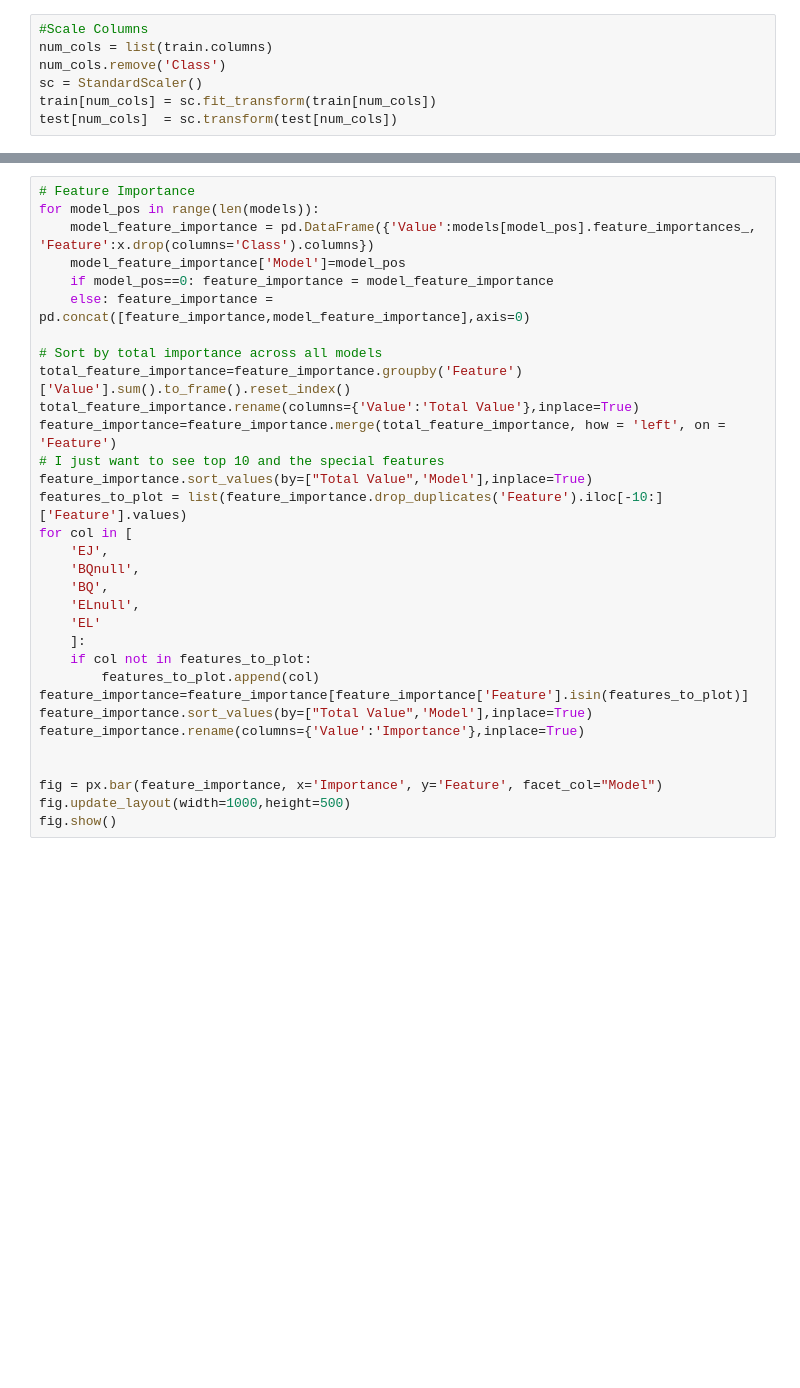
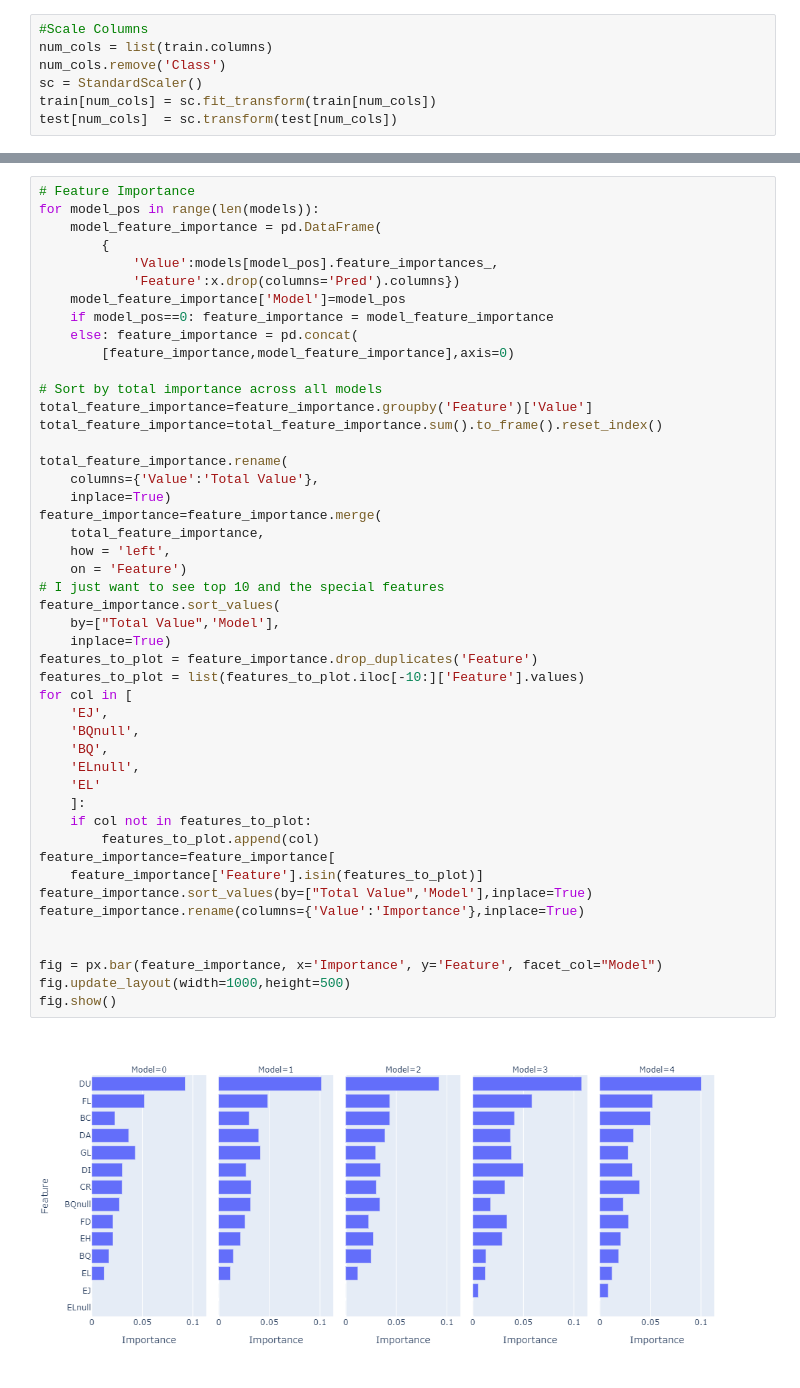
Before and after one commit to AndrewTGraham/Health-AI, a Jupyter notebook: v3.ipynb, the cells around one changed output, grey strips where cells are left out. Saved outputs shown, nothing was run; the diff lists cells and outputs as text; blank space fills up the shorter version.

Commit message:
Improved model code and made many changes

```diff
--- a/v3.ipynb
+++ b/v3.ipynb
@@ -195,34 +206,51 @@ fig.show()
 # %%
 # Feature Importance
 for model_pos in range(len(models)):
-    model_feature_importance = pd.DataFrame({'Value':models[model_pos].feature_importances_, 'Feature':x.drop(columns='Class').columns})
+    model_feature_importance = pd.DataFrame(
+        {
+            'Value':models[model_pos].feature_importances_,
+            'Feature':x.drop(columns='Pred').columns})
     model_feature_importance['Model']=model_pos
     if model_pos==0: feature_importance = model_feature_importance
-    else: feature_importance = pd.concat([feature_importance,model_feature_importance],axis=0)
+    else: feature_importance = pd.concat(
+        [feature_importance,model_feature_importance],axis=0)
 
 # Sort by total importance across all models
-total_feature_importance=feature_importance.groupby('Feature')['Value'].sum().to_frame().reset_index()
-total_feature_importance.rename(columns={'Value':'Total Value'},inplace=True)
-feature_importance=feature_importance.merge(total_feature_importance, how = 'left', on = 'Feature')
+total_feature_importance=feature_importance.groupby('Feature')['Value']
+total_feature_importance=total_feature_importance.sum().to_frame().reset_index()
+
+total_feature_importance.rename(
+    columns={'Value':'Total Value'},
+    inplace=True)
+feature_importance=feature_importance.merge(
+    total_feature_importance,
+    how = 'left',
+    on = 'Feature')
 # I just want to see top 10 and the special features
-feature_importance.sort_values(by=["Total Value",'Model'],inplace=True)
-features_to_plot = list(feature_importance.drop_duplicates('Feature').iloc[-10:]['Feature'].values)
+feature_importance.sort_values(
+    by=["Total Value",'Model'],
+    inplace=True)
+features_to_plot = feature_importance.drop_duplicates('Feature')
+features_to_plot = list(features_to_plot.iloc[-10:]['Feature'].values)
 for col in [
     'EJ',
     'BQnull',
     'BQ',
     'ELnull',
     'EL'
     ]:
     if col not in features_to_plot:
         features_to_plot.append(col)
-feature_importance=feature_importance[feature_importance['Feature'].isin(features_to_plot)]
+feature_importance=feature_importance[
+    feature_importance['Feature'].isin(features_to_plot)]
 feature_importance.sort_values(by=["Total Value",'Model'],inplace=True)
 feature_importance.rename(columns={'Value':'Importance'},inplace=True)
 
 
 fig = px.bar(feature_importance, x='Importance', y='Feature', facet_col="Model")
 fig.update_layout(width=1000,height=500)
 fig.show()
+# %% [output]
+[figure, added]
 # %%
 submission = test.copy(deep=True)
```
Also changed, not shown: parts of 8 cells of this notebook, 1 other file.
